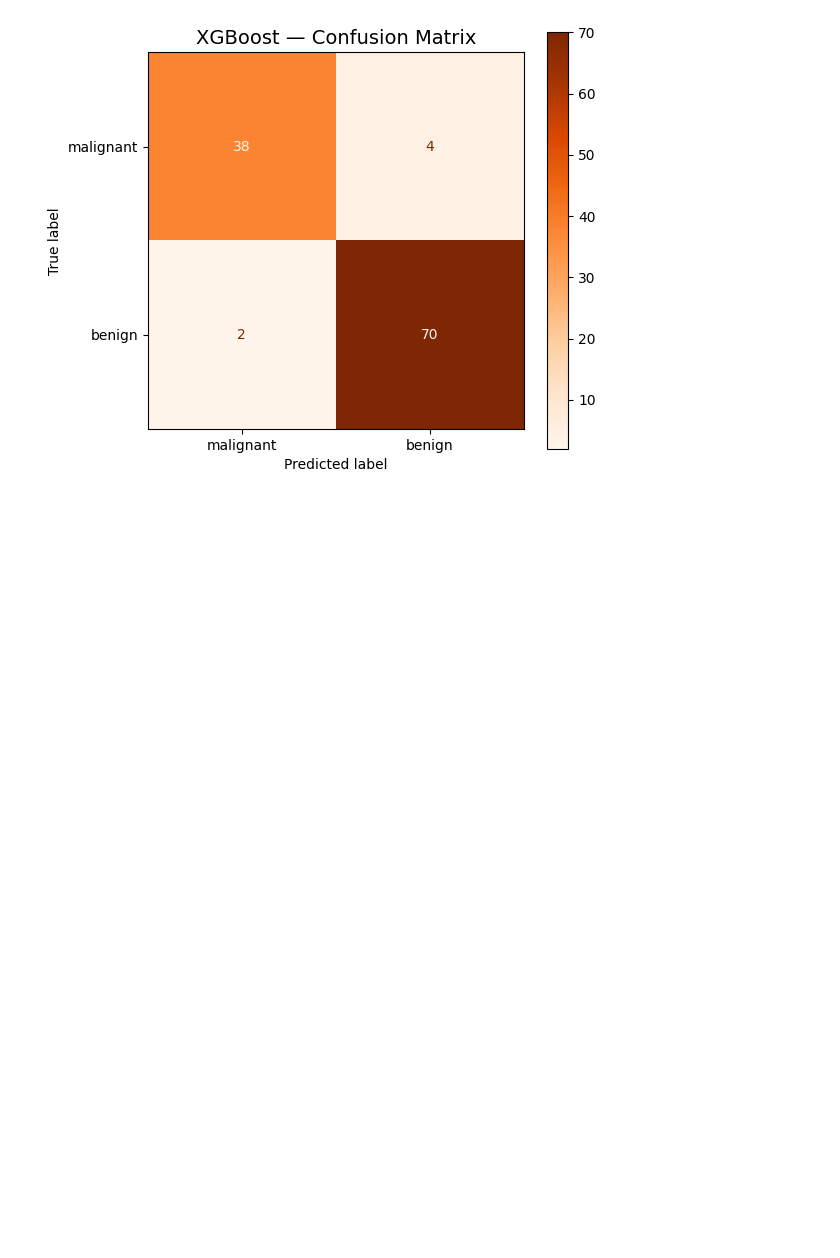
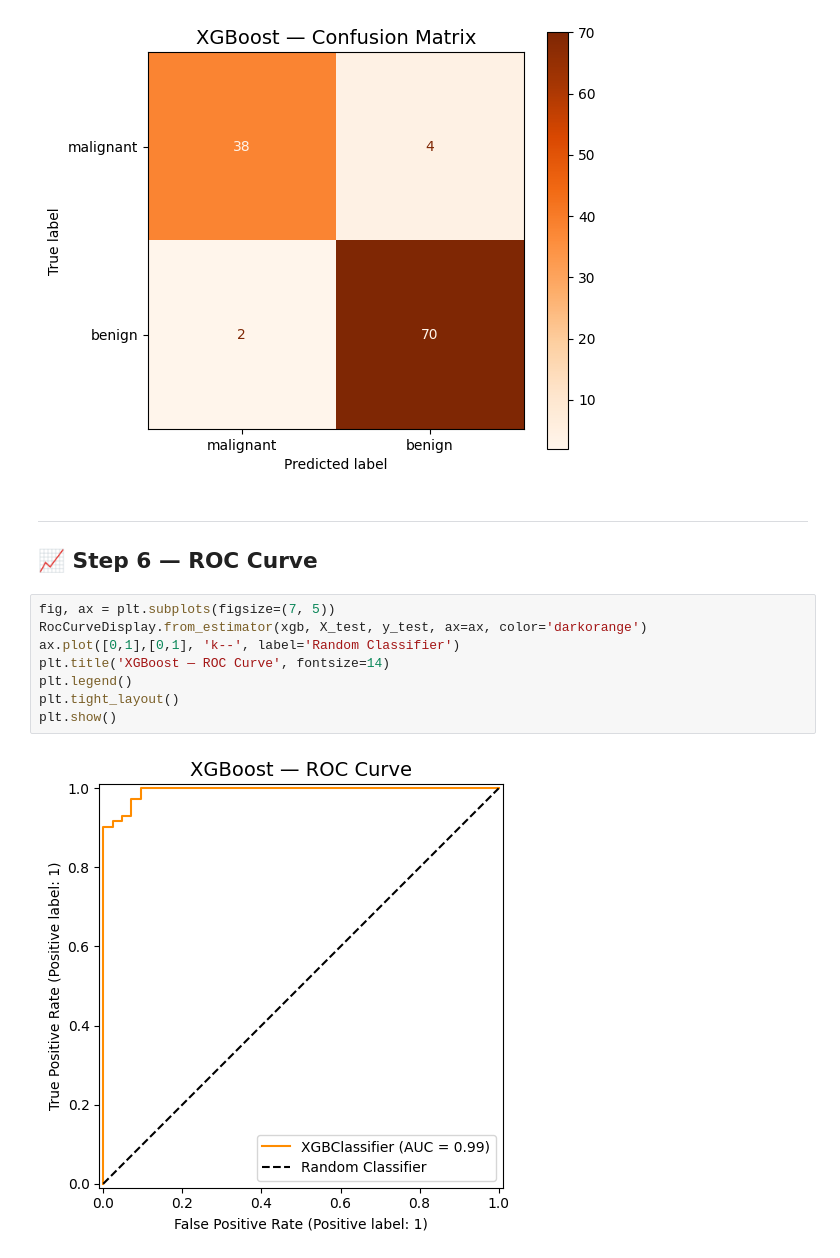
Before and after one commit to abdullah123-collab/Machine_Learning-, a Jupyter notebook: Basics/Ensemble_Methods/Boosting/XGBoost.ipynb, the cells around one changed output. Saved outputs shown, nothing was run; the diff lists cells and outputs as text; blank space fills up the shorter version.

Commit message:
Model Visualization

```diff
--- a/Basics/Ensemble_Methods/Boosting/XGBoost.ipynb
+++ b/Basics/Ensemble_Methods/Boosting/XGBoost.ipynb
@@ -173,3 +173,16 @@ plt.tight_layout()
 plt.show()
 # %% [output]
 [figure]
+# %% [markdown]
+---
+## 📈 Step 6 — ROC Curve
+# %%
+fig, ax = plt.subplots(figsize=(7, 5))
+RocCurveDisplay.from_estimator(xgb, X_test, y_test, ax=ax, color='darkorange')
+ax.plot([0,1],[0,1], 'k--', label='Random Classifier')
+plt.title('XGBoost — ROC Curve', fontsize=14)
+plt.legend()
+plt.tight_layout()
+plt.show()
+# %% [output]
+[figure, added]
```
Also changed, not shown: parts of 2 cells of this notebook.
